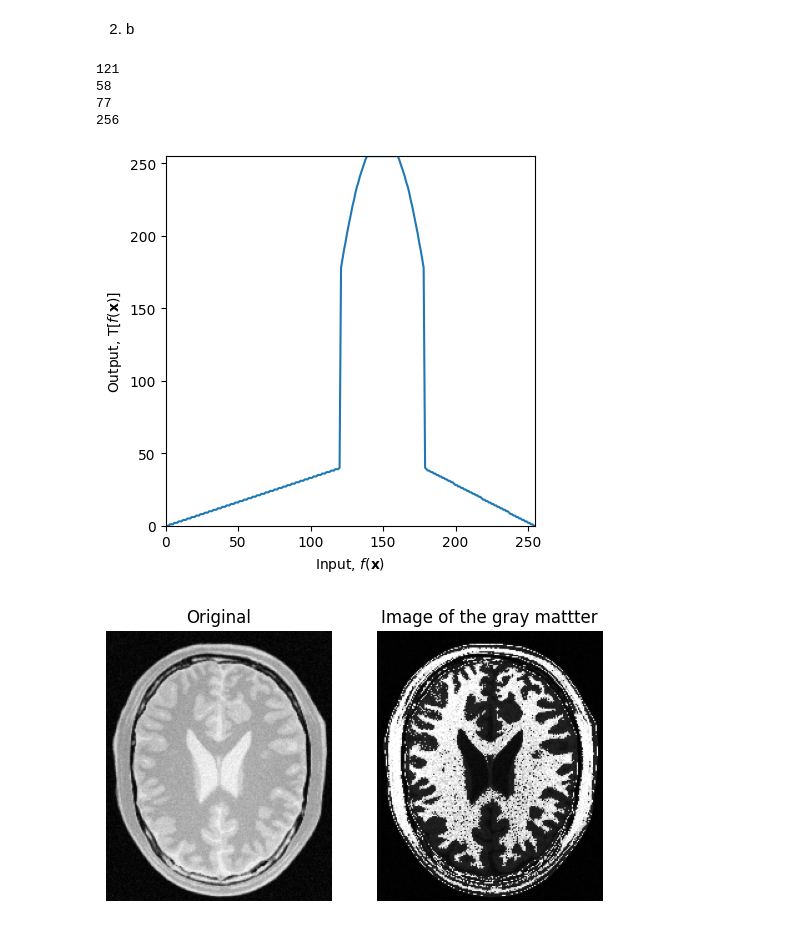
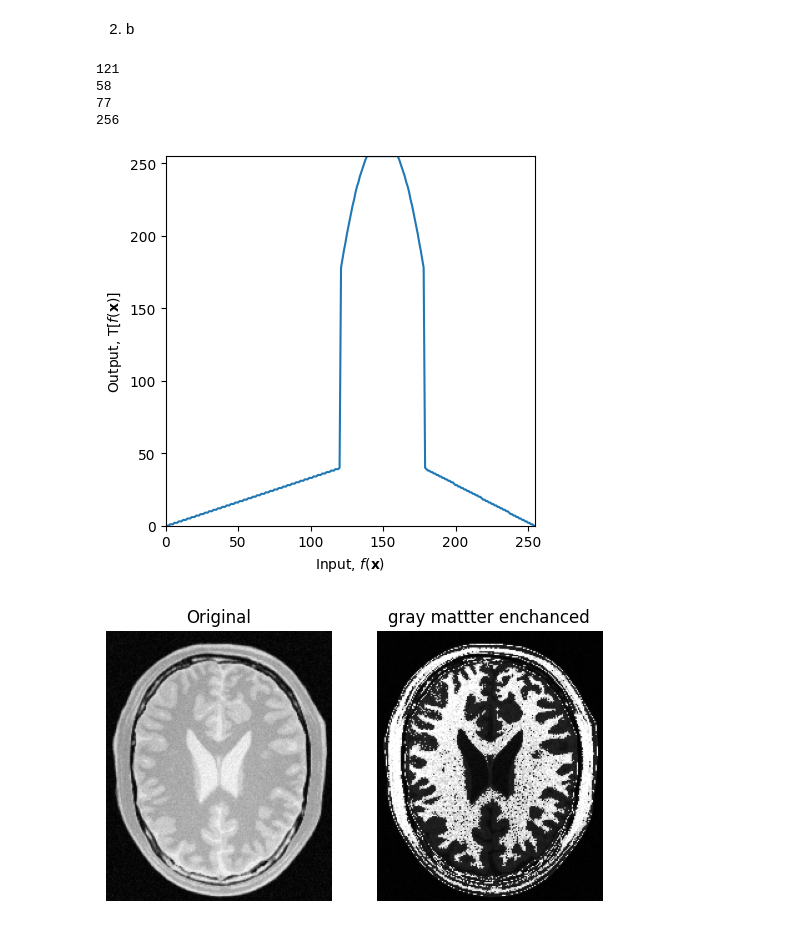
Before and after one commit to RushenHansana/Image_Processing, a Jupyter notebook: Assignment 1.ipynb, the cells around one changed output. Drawn from its saved outputs; the diff is of its cells as text; code cells hidden in the pictures.

```diff
--- a/Assignment 1.ipynb
+++ b/Assignment 1.ipynb
@@ -125,32 +125,32 @@ print(len(t3))
 
 transform = np.concatenate((t1,t2), axis =0).astype('uint8')
 transform = np.concatenate((transform,t3), axis =0).astype('uint8')
 print(len(transform))
 
 fig, ax = plt.subplots()
 ax.plot(transform)
 ax.set_xlabel(r'Input, $f(\mathbf{x})$')
 ax.set_ylabel('Output, $\mathrm{T}[f(\mathbf{x})]$')
 ax.set_xlim(0,255)
 ax.set_ylim(0,255)
 ax.set_aspect('equal')
 
 img_org = cv.imread('BrainProtonDensitySlice9.png',cv.IMREAD_GRAYSCALE)
 
 fig, ax = plt.subplots(1,2)
 ax[0].imshow(img_org, cmap ='gray')
 ax[0].set_title('Original')
 ax[0].axis('off')
 image_gray=cv.LUT(img_org, transform)
 ax[1].imshow(image_gray, cmap ='gray')
-ax[1].set_title('Image of the gray mattter')
+ax[1].set_title('gray mattter enchanced')
 ax[1].axis('off')
 
 plt.show()
 # %% [output]
 121
 58
 77
 256
 [figure]
-[figure, old version]
+[figure, new version]
```
Also changed, not shown: parts of 4 cells of this notebook.
